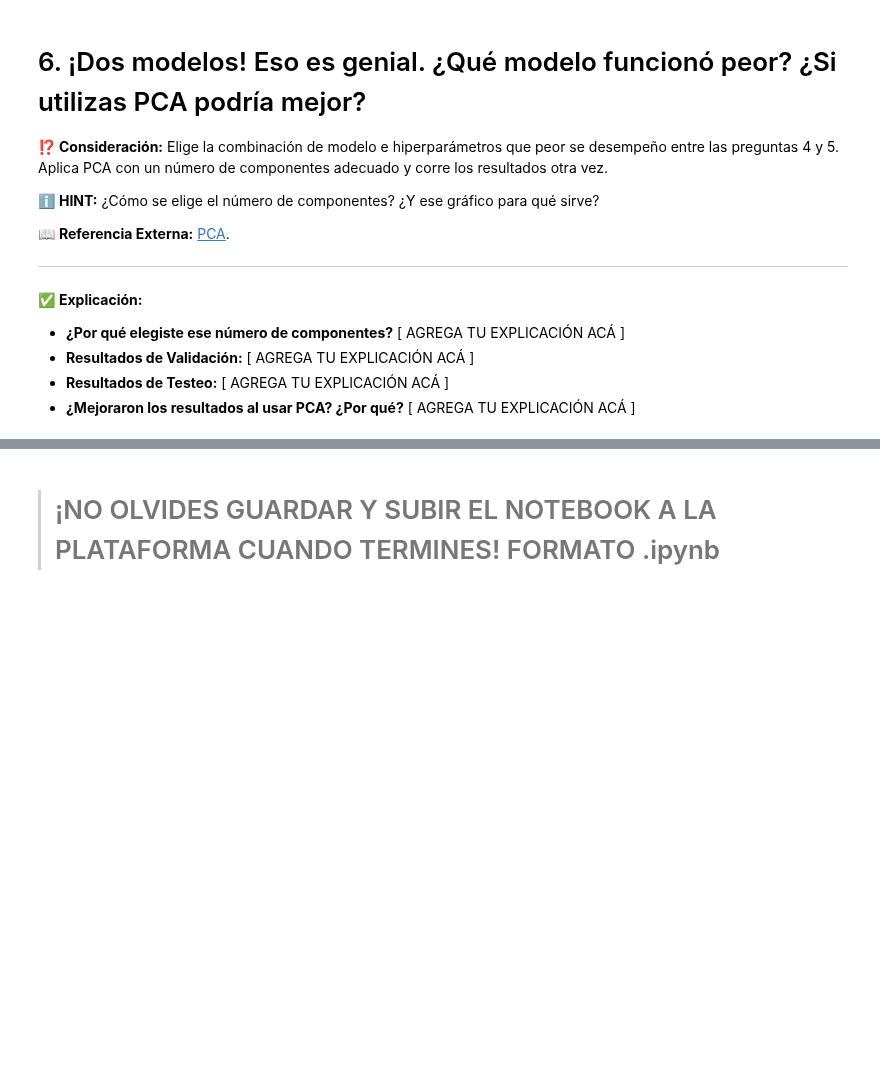
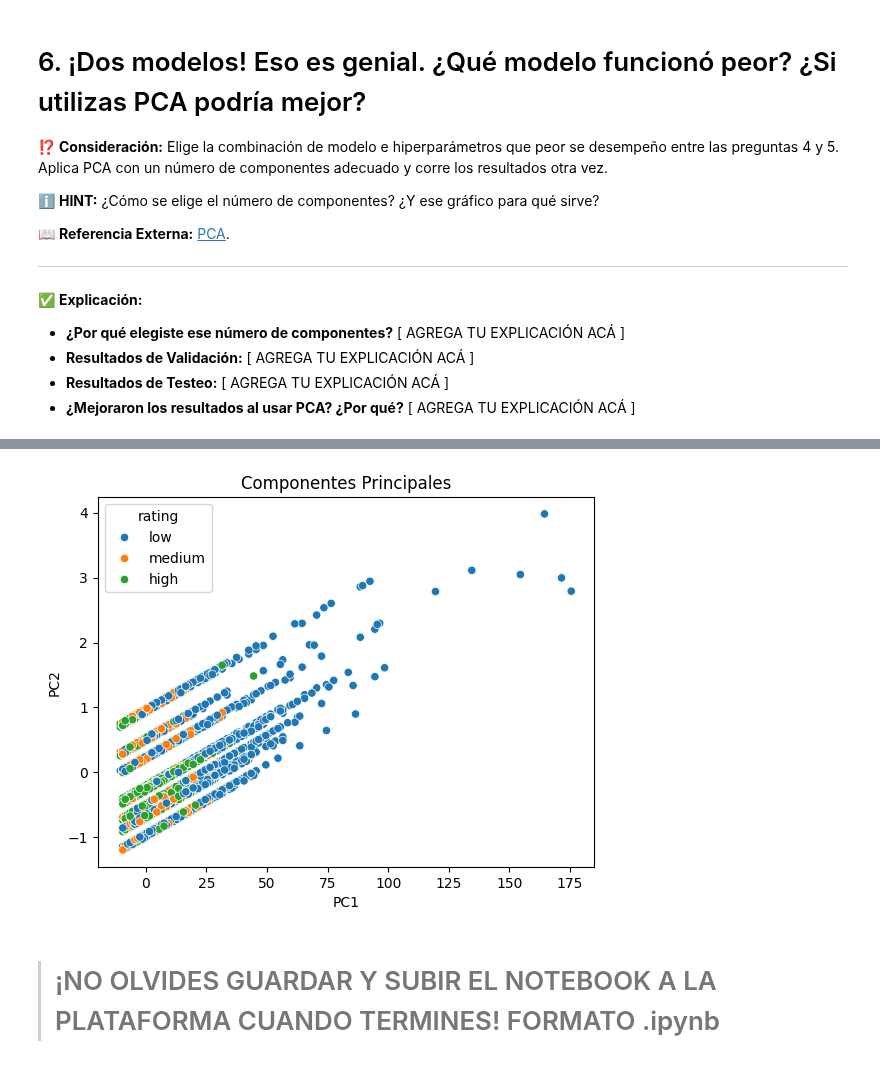
Before and after one commit to julvc/python_diplo, a Jupyter notebook: MP2.ipynb, the cells around one changed output, grey strips where cells are left out. Drawn from its saved outputs; the diff is of its cells as text; code cells hidden in the pictures; blank space fills up the shorter version.

```diff
--- a/MP2.ipynb
+++ b/MP2.ipynb
@@ -728,7 +734,7 @@ plt.show()
 # %%
 # Elige el número de componentes que consideres adecuado.
 
-pca = PCA(# [ AGREGA TU CÓDIGO AQUÍ ])
+pca = PCA(n_components=5)
 
 ########################################################################################################################
 
@@ -744,7 +750,16 @@ x_test_pca = pca.transform(x_test)
 #     Ejemplo 1: model = RandomForestClassifier(n_estimators=100, random_state=RANDOM_STATE).
 #     Ejemplo 2: model = KNeighborsClassifier(n_neighbors=10).
 
-model = # [ AGREGA TU CÓDIGO AQUÍ ]
+model = KNeighborsClassifier(
+    n_neighbors=5,
+    weights='uniform',
+    algorithm='brute',
+    leaf_size=30,
+    p=2,
+    metric='minkowski',
+    metric_params=None,
+    n_jobs=1
+)
 
 ########################################################################################################################
 
@@ -766,2 +803,20 @@ print(classification_report(y_test, y_test_pca_pred))
+# %%
+df_train_pca = pd.DataFrame(
+    x_train_pca,
+    columns=[f'PC{i}' for i in range(1, x_train_pca.shape[1]+1)]
+)
+df_train_pca['rating'] = y_train.values
+df_train_pca
+
+sns.scatterplot(
+    data=df_train_pca,
+    x='PC1',
+    y='PC2',
+    hue='rating',
+)
+plt.title('Componentes Principales')
+plt.show()
+# %% [output]
+[figure, added]
 # %% [markdown]
 > # ¡NO OLVIDES GUARDAR Y SUBIR EL NOTEBOOK A LA PLATAFORMA CUANDO TERMINES! FORMATO .ipynb
```
Also changed, not shown: parts of 4 cells of this notebook.
